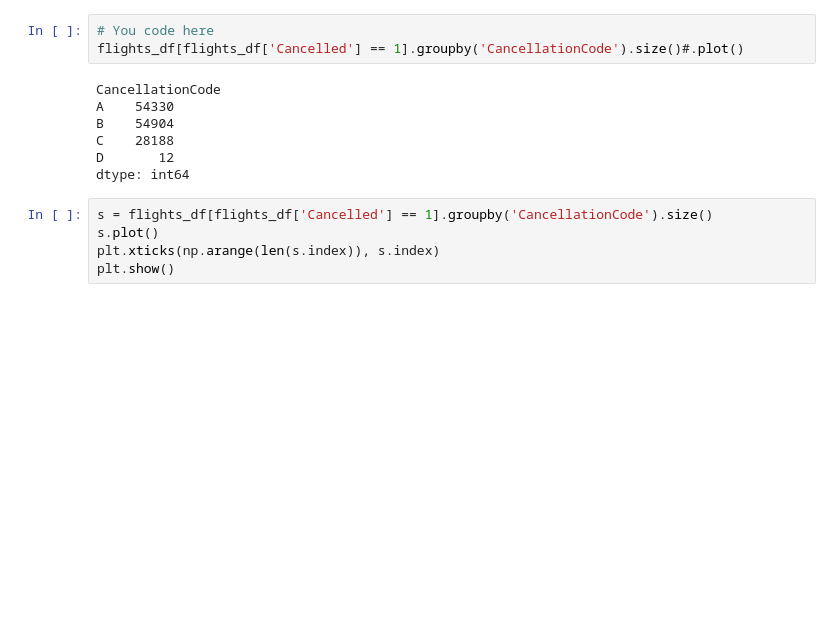
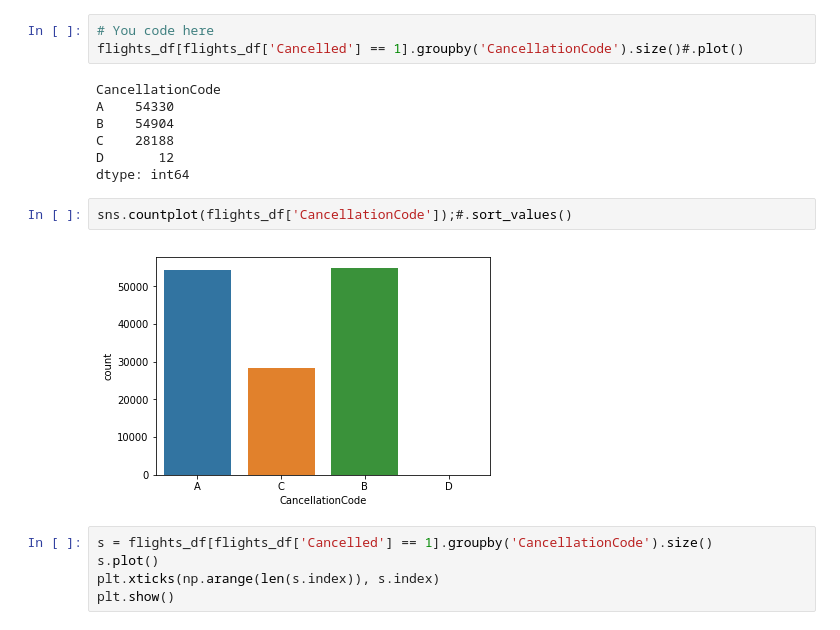
Before and after one commit to roundEgg/mlcourse.ai, a Jupyter notebook: jupyter_english/assignments_spring2019/assignment1_USA_flights_EDA.ipynb, the cells around one changed output. Drawn from its saved outputs; the diff is of its cells as text; blank space fills up the shorter version.

```diff
--- a/jupyter_english/assignments_spring2019/assignment1_USA_flights_EDA.ipynb
+++ b/jupyter_english/assignments_spring2019/assignment1_USA_flights_EDA.ipynb
@@ -549,6 +549,10 @@ B    54904
 C    28188
 D       12
 dtype: int64
+# %%
+sns.countplot(flights_df['CancellationCode']);#.sort_values()
+# %% [output]
+[figure, added]
 # %%
 s = flights_df[flights_df['Cancelled'] == 1].groupby('CancellationCode').size()
 s.plot()
```
Also changed, not shown: 3 other files.
